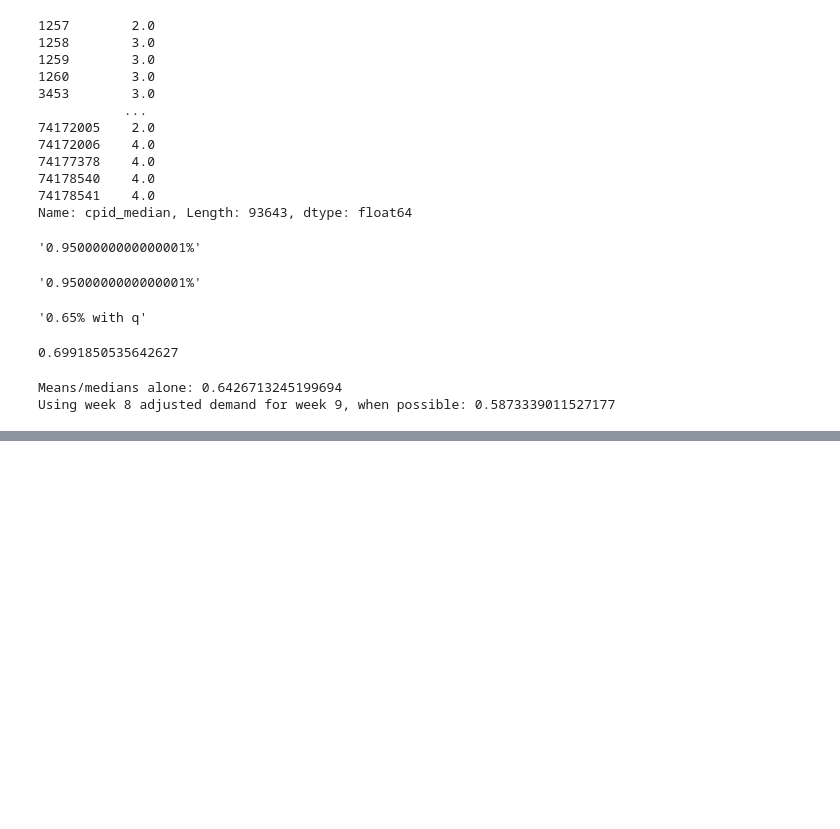
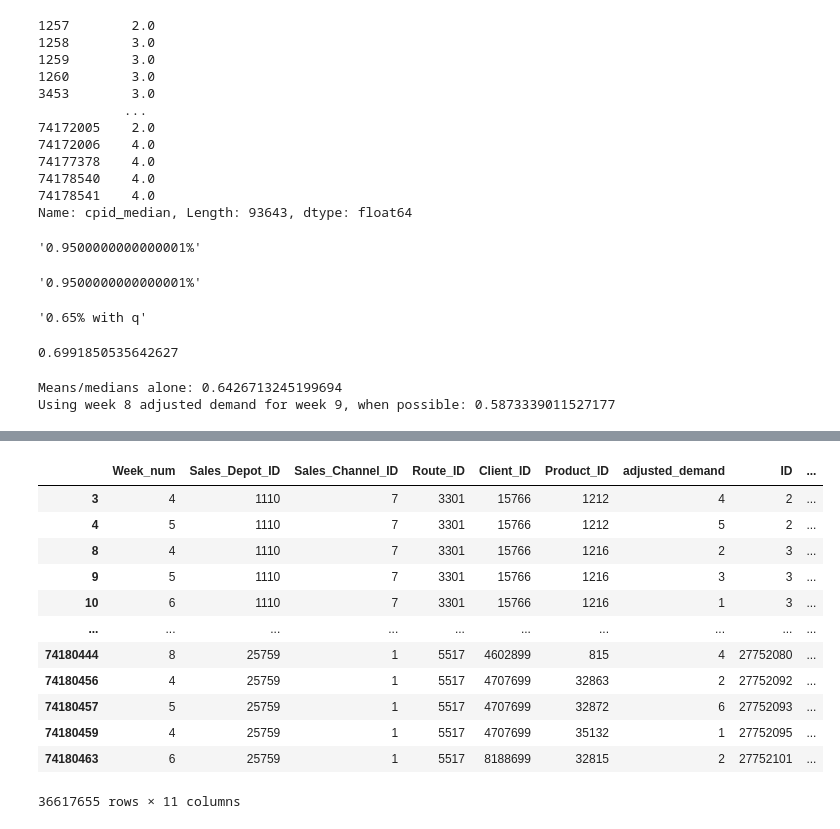
Before and after one commit to ElliotBlackstone/EWinter25_Product_Inventory, a Jupyter notebook: bakery_simple_prediction.ipynb, the cells around one changed output, grey strips where cells are left out. Cells and saved outputs as stored; diff of their text form; code cells hidden in the pictures; blank space fills up the shorter version.

```diff
--- a/bakery_simple_prediction.ipynb
+++ b/bakery_simple_prediction.ipynb
@@ -752,0 +781,16 @@ Using week 8 adjusted demand for week 9, when possible: 0.5873339011527177
+# %%
+train_tt[(train_tt['conseq_pts'] == 1)]
+# %% [output]
+|  | Week_num | Sales_Depot_ID | Sales_Channel_ID | Route_ID | Client_ID | Product_ID | adjusted_demand | ID | ... |
+| 3 | 4 | 1110 | 7 | 3301 | 15766 | 1212 | 4 | 2 | ... |
+| 4 | 5 | 1110 | 7 | 3301 | 15766 | 1212 | 5 | 2 | ... |
+| 8 | 4 | 1110 | 7 | 3301 | 15766 | 1216 | 2 | 3 | ... |
+| 9 | 5 | 1110 | 7 | 3301 | 15766 | 1216 | 3 | 3 | ... |
+| 10 | 6 | 1110 | 7 | 3301 | 15766 | 1216 | 1 | 3 | ... |
+| ... | ... | ... | ... | ... | ... | ... | ... | ... | ... |
+| 74180444 | 8 | 25759 | 1 | 5517 | 4602899 | 815 | 4 | 27752080 | ... |
+| 74180456 | 4 | 25759 | 1 | 5517 | 4707699 | 32863 | 2 | 27752092 | ... |
+| 74180457 | 5 | 25759 | 1 | 5517 | 4707699 | 32872 | 6 | 27752093 | ... |
+| 74180459 | 4 | 25759 | 1 | 5517 | 4707699 | 35132 | 1 | 27752095 | ... |
+| 74180463 | 6 | 25759 | 1 | 5517 | 8188699 | 32815 | 2 | 27752101 | ... |
+36617655 rows × 11 columns
```
Also changed, not shown: parts of 4 cells of this notebook.
